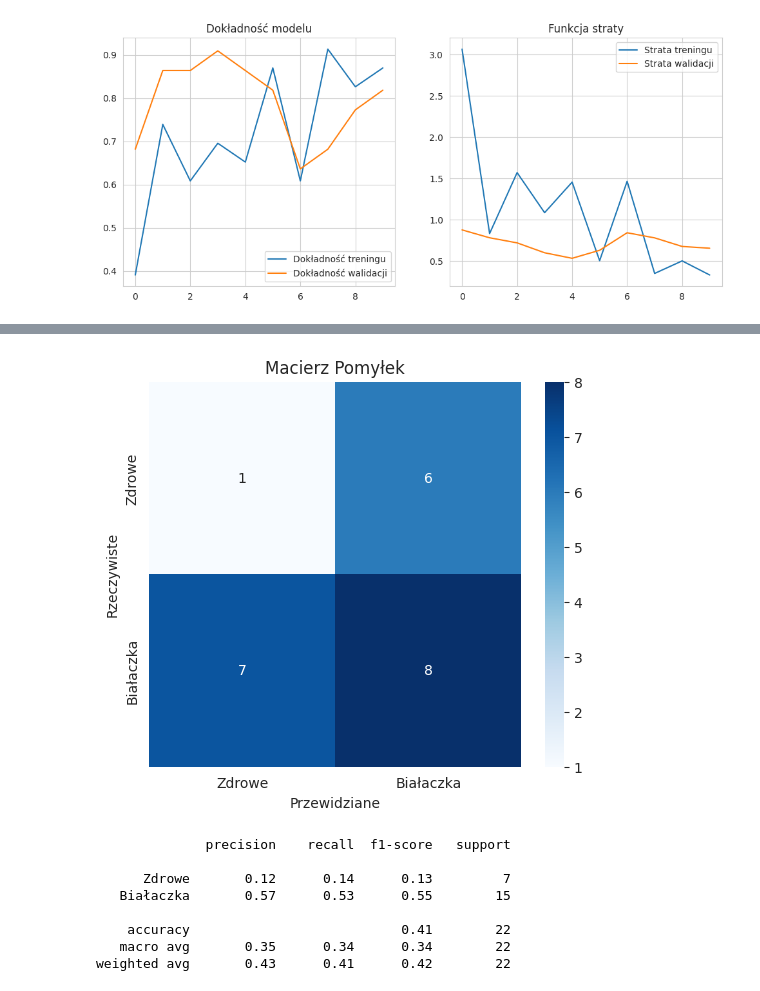
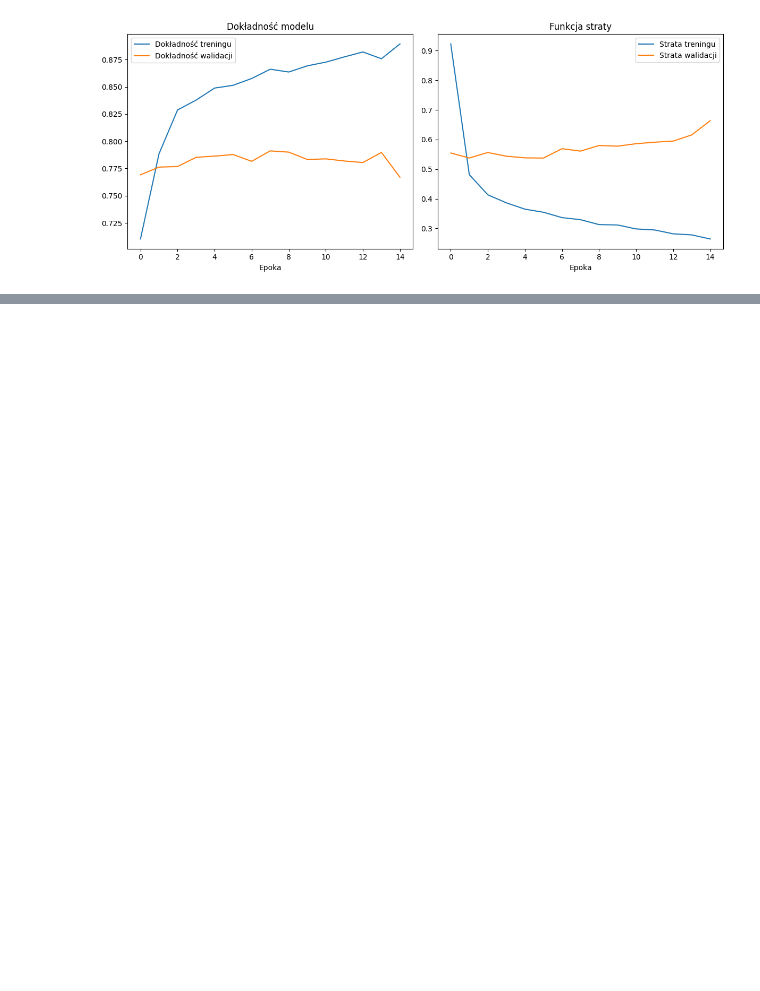
Before and after one commit to sdrapinski/Leukemia-multimedia-analysis, a Jupyter notebook: mainCnn.ipynb, the cells around one changed output, grey strips where cells are left out. Saved outputs shown, nothing was run; the diff lists cells and outputs as text; code cells hidden in the pictures; blank space fills up the shorter version.

Commit message:
cnn 1st training

```diff
--- a/mainCnn.ipynb
+++ b/mainCnn.ipynb
@@ -238,0 +93,11 @@ Using 22 files for validation.
+# %%
+AUTOTUNE = tf.data.AUTOTUNE
+
+def prepare(ds, training=False):
+    ds = ds.map(lambda x, y: (preprocess_input(x), y), num_parallel_calls=AUTOTUNE)
+    if training:
+        ds = ds.shuffle(buffer_size=512, seed=42)
+    return ds.cache().prefetch(AUTOTUNE)
+
+train_ds_prepared = prepare(train_ds, training=True)
+val_ds_prepared = prepare(val_ds, training=False)
@@ -285,0 +151,8 @@ Epoch 13/13
+# %%
+EPOCHS = 15
+
+history = model.fit(
+    train_ds_prepared,
+    validation_data=val_ds_prepared,
+    epochs=EPOCHS,
+)
@@ -286,50 +179,27 @@ Epoch 13/13
 # %%
-from sklearn.metrics import classification_report
-
-# Pobieramy dane z obiektu history
-acc = history.history['accuracy']
-val_acc = history.history['val_accuracy']
-loss = history.history['loss']
-val_loss = history.history['val_loss']
+acc = history.history["accuracy"]
+val_acc = history.history["val_accuracy"]
+loss = history.history["loss"]
+val_loss = history.history["val_loss"]
 epochs_range = range(len(acc))
 
 plt.figure(figsize=(12, 5))
 
-# Wykres dokładności (Accuracy)
 plt.subplot(1, 2, 1)
-plt.plot(epochs_range, acc, label='Dokładność treningu')
-plt.plot(epochs_range, val_acc, label='Dokładność walidacji')
-plt.title('Dokładność modelu')
+plt.plot(epochs_range, acc, label="Dokładność treningu")
+plt.plot(epochs_range, val_acc, label="Dokładność walidacji")
+plt.title("Dokładność modelu")
+plt.xlabel("Epoka")
 plt.legend()
 
-# Wykres straty (Loss)
 plt.subplot(1, 2, 2)
-plt.plot(epochs_range, loss, label='Strata treningu')
-plt.plot(epochs_range, val_loss, label='Strata walidacji')
-plt.title('Funkcja straty')
+plt.plot(epochs_range, loss, label="Strata treningu")
+plt.plot(epochs_range, val_loss, label="Strata walidacji")
+plt.title("Funkcja straty")
+plt.xlabel("Epoka")
 plt.legend()
 
+plt.tight_layout()
 plt.show()
-
-
-# 1. Uzyskujemy przewidywania modelu dla zbioru testowego
-# Zakładając, że test_df to Twój generator lub zbiór zdjęć testowych
-y_pred_prob = model.predict(test_df)
-y_pred = (y_pred_prob > 0.5).astype(int) # Zamieniamy prawdopodobieństwo na 0 lub 1
-
-# 2. Pobieramy prawdziwe etykiety (zależnie od tego, jak masz przygotowane dane)
-y_true = np.concatenate([y for x, y in test_df], axis=0)
-
-# 3. Tworzymy macierz
-cm = confusion_matrix(y_true, y_pred)
-
-plt.figure(figsize=(6, 5))
-sns.heatmap(cm, annot=True, fmt='d', cmap='Blues', xticklabels=['Zdrowe', 'Białaczka'], yticklabels=['Zdrowe', 'Białaczka'])
-plt.xlabel('Przewidziane')
-plt.ylabel('Rzeczywiste')
-plt.title('Macierz Pomyłek')
-plt.show()
-
-print(classification_report(y_true, y_pred, target_names=['Zdrowe', 'Białaczka']))
 # %% [output]
-[figure, old version]
+[figure, new version]
@@ -337,9 +205,0 @@ print(classification_report(y_true, y_pred, target_names=['Zdrowe', 'Białaczka'
-[figure, removed]
-              precision    recall  f1-score   support
-
-      Zdrowe       0.12      0.14      0.13         7
-   Białaczka       0.57      0.53      0.55        15
-
-    accuracy                           0.41        22
-   macro avg       0.35      0.34      0.34        22
-weighted avg       0.43      0.41      0.42        22
```
Also changed, not shown: parts of 34 cells of this notebook, 4 other files.
